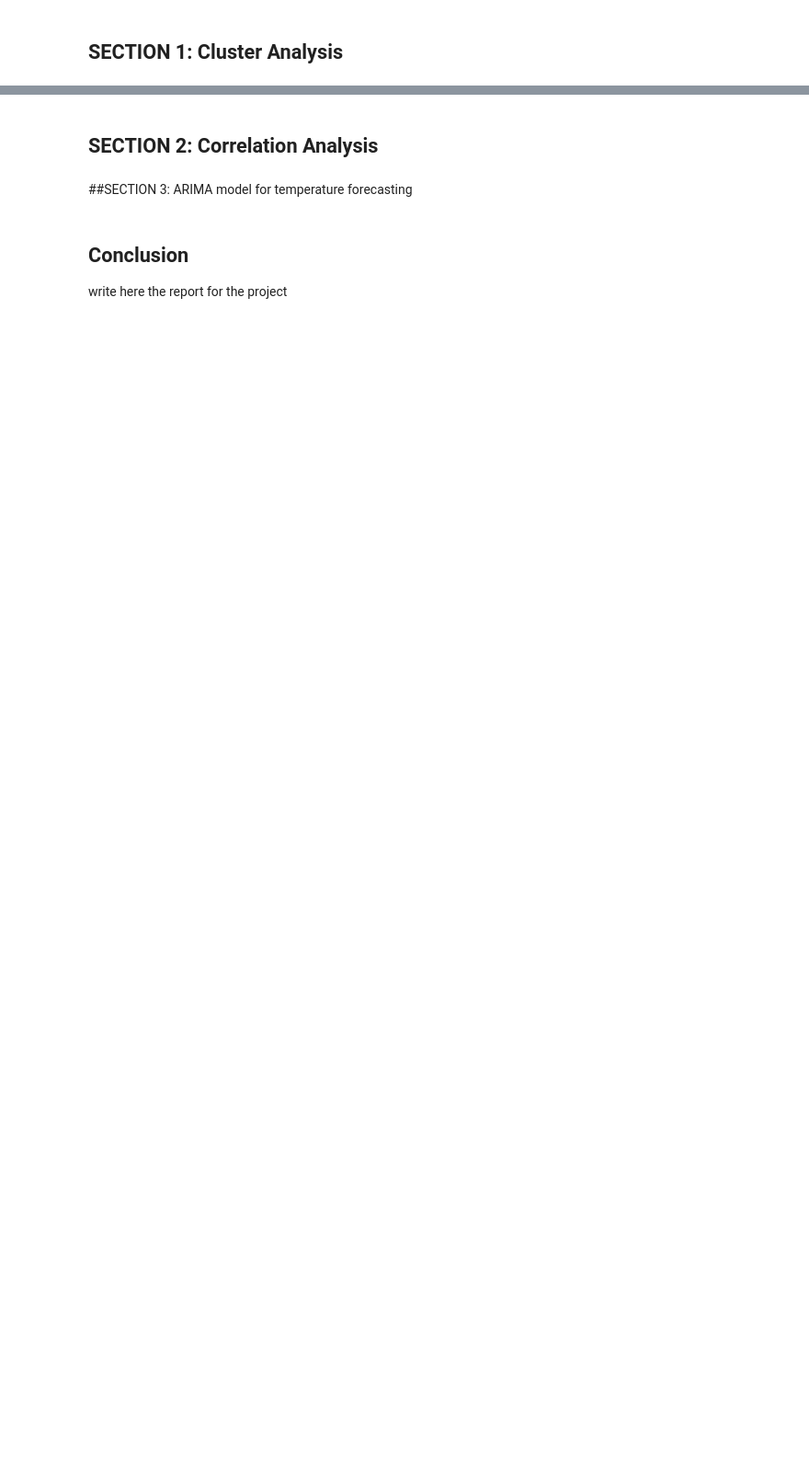
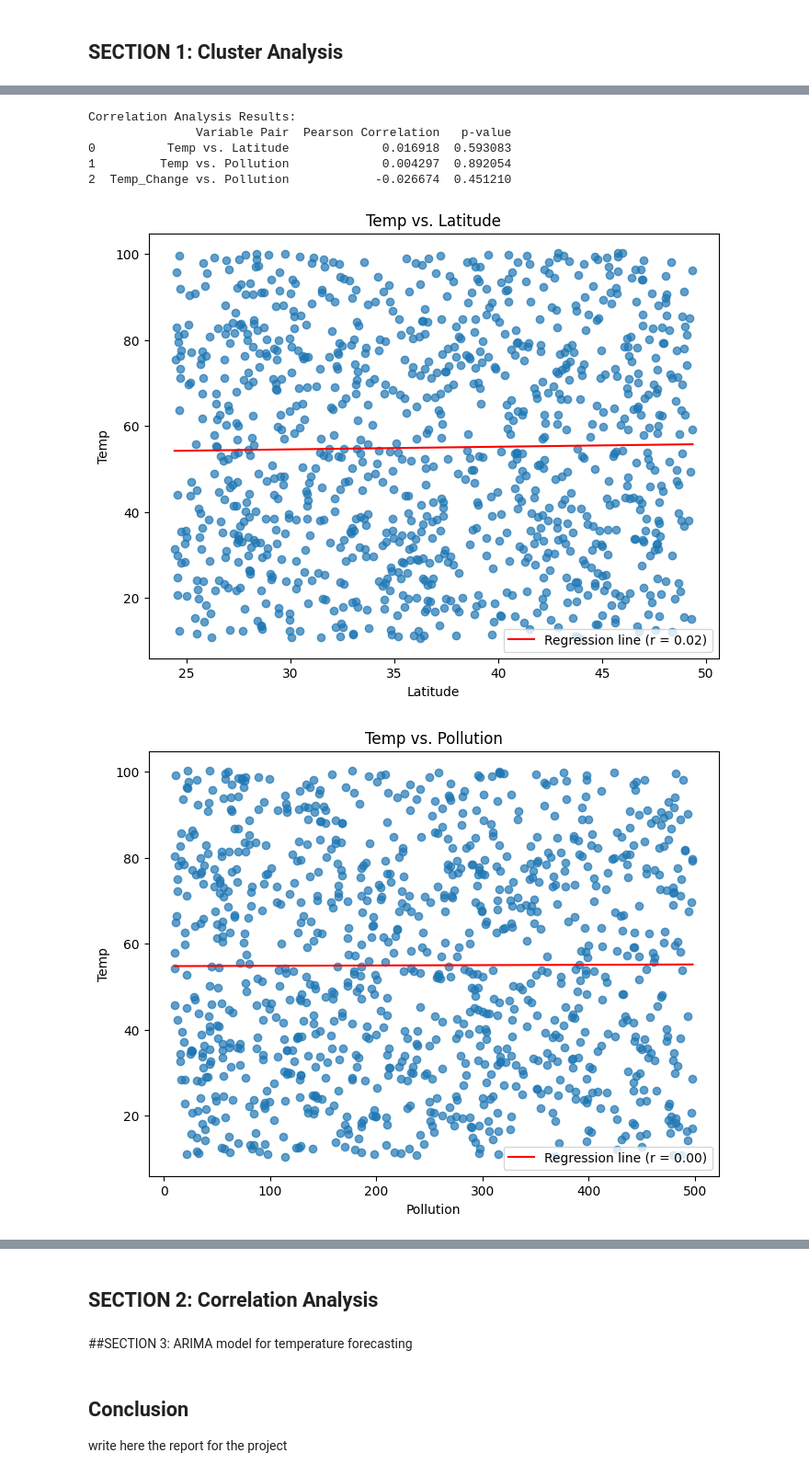
Before and after one commit to aredjil/Temperature-forecasting-for-different-cities-in-the-world, a Jupyter notebook: Project3.ipynb, the cells around one changed output, grey strips where cells are left out. Shown at 92% size. Cells and saved outputs as stored; diff of their text form; code cells hidden in the pictures; blank space fills up the shorter version.

```diff
--- a/Project3.ipynb
+++ b/Project3.ipynb
@@ -116,0 +275,66 @@ print(df.head())
+# %%
+# 3. Temperature Change vs. Pollution
+mask_temp_change_poll = df[['Temp_Change', 'Pollution']].dropna()
+corr_temp_change_poll, p_val_temp_change_poll = pearsonr(mask_temp_change_poll['Temp_Change'], mask_temp_change_poll['Pollution'])
+# %%
+# Create a summary table with correlation coefficients and p-values.
+results = pd.DataFrame({
+    'Variable Pair': ['Temp vs. Latitude', 'Temp vs. Pollution', 'Temp_Change vs. Pollution'],
+    'Pearson Correlation': [corr_temp_lat, corr_temp_poll, corr_temp_change_poll],
+    'p-value': [p_val_temp_lat, p_val_temp_poll, p_val_temp_change_poll]
+})
+
+print("Correlation Analysis Results:")
+print(results)
+# %% [output]
+Correlation Analysis Results:
+               Variable Pair  Pearson Correlation   p-value
+0          Temp vs. Latitude             0.016918  0.593083
+1         Temp vs. Pollution             0.004297  0.892054
+2  Temp_Change vs. Pollution            -0.026674  0.451210
+# %%
+# --- Visualization ---
+# Define a function to generate scatter plots with regression lines.
+def scatter_with_regression(x, y, xlabel, ylabel, title):
+    plt.figure(figsize=(8,6))
+    plt.scatter(x, y, alpha=0.7)
+    # Compute the regression line parameters.
+    slope, intercept, r_value, p_value, std_err = linregress(x, y)
+    x_line = np.linspace(x.min(), x.max(), 100)
+    y_line = intercept + slope * x_line
+    plt.plot(x_line, y_line, color='red', label=f'Regression line (r = {r_value:.2f})')
+    plt.xlabel(xlabel)
+    plt.ylabel(ylabel)
+    plt.title(title)
+    plt.legend()
+    plt.show()
+# %%
+# Plot 1: Temperature vs. Latitude
+scatter_with_regression(
+    x=mask_temp_lat['Latitude'],
+    y=mask_temp_lat['Temp'],
+    xlabel='Latitude',
+    ylabel='Temp',
+    title='Temp vs. Latitude'
+)
+
+# Plot 2: Temperature vs. Pollution
+scatter_with_regression(
+    x=mask_temp_poll['Pollution'],
+    y=mask_temp_poll['Temp'],
+    xlabel='Pollution',
+    ylabel='Temp',
+    title='Temp vs. Pollution'
+)
+
+# Plot 3: Temperature Change vs. Pollution
+scatter_with_regression(
+    x=mask_temp_change_poll['Pollution'],
+    y=mask_temp_change_poll['Temp_Change'],
+    xlabel='Pollution',
+    ylabel='Temp Change',
+    title='Temp Change vs. Pollution'
+)
+# %% [output]
+[figure, added]
+[figure, added]
```
Also changed, not shown: parts of 15 cells of this notebook.
